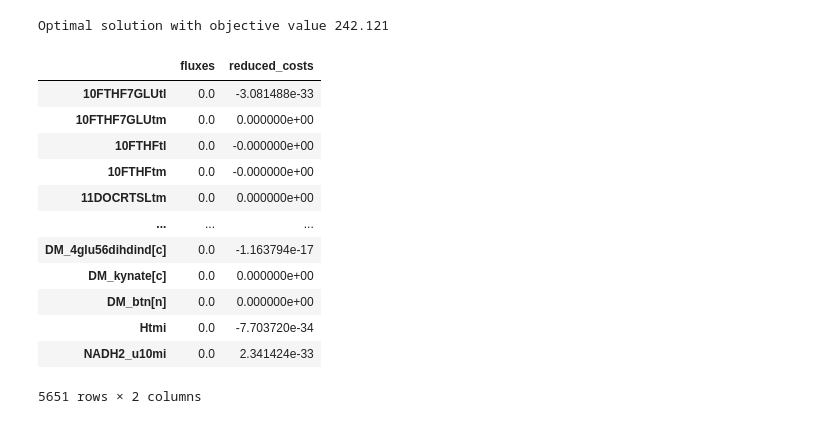
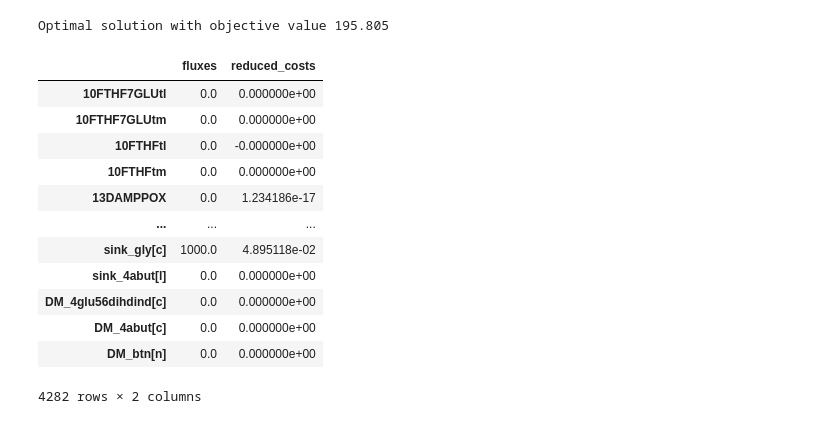
Before and after one commit to NoeGrageraJimenez/TFG, a Jupyter notebook: TFG-Example/generardor dataframe.ipynb, the cells around one changed output. Saved outputs shown, nothing was run; the diff lists cells and outputs as text; code cells hidden in the pictures.

```diff
--- a/TFG-Example/generardor dataframe.ipynb
+++ b/TFG-Example/generardor dataframe.ipynb
@@ -9,10 +9,16 @@ import matplotlib.pyplot as plt
 import numpy as np
 # %%
 #Carregar models:
-normal_model1 = cobra.io.load_matlab_model("C:/Users/NOE/Desktop/Mostres TFG Obtingudes/NormalModel_GTEX_111CU_0126_SM_5GZWZ.mat")
-normal_model2 = cobra.io.load_matlab_model("C:/Users/NOE/Desktop/Mostres TFG Obtingudes/NormalModel_GTEX_111YS_0126_SM_5987T.mat")
-normal_model3 = cobra.io.load_matlab_model("C:/Users/NOE/Desktop/Mostres TFG Obtingudes/NormalModel_GTEX_1122O_0326_SM_5H124.mat")
-cancer_model1 = cobra.io.load_matlab_model("C:/Users/NOE/Desktop/Mostres TFG Obtingudes/CancerModel_aa51d383_ce36_4247_bfcd_d104a121f7d3_4e605b10_da43_45f0_a43d_27.mat")
-cancer_model2 = cobra.io.load_matlab_model("C:/Users/NOE/Desktop/Mostres TFG Obtingudes/CancerModel_x2f7e6f7f_a4f9_4849_8add_3fbafb75b5c2_9406f2f9_832a_42e7_b5e9_a.mat")
-cancer_model3 = cobra.io.load_matlab_model("C:/Users/NOE/Desktop/Mostres TFG Obtingudes/CancerModel_x3fadb519_dd1a_4765_be25_e7ecaaa9b8e0_8919cfd0_6cd6_423f_9231_4.mat")
+#normal_model1 = cobra.io.load_matlab_model("C:/Users/NOE/Desktop/Mostres TFG Obtingudes/NormalModel_GTEX_111CU_0126_SM_5GZWZ.mat")
+#normal_model2 = cobra.io.load_matlab_model("C:/Users/NOE/Desktop/Mostres TFG Obtingudes/NormalModel_GTEX_111YS_0126_SM_5987T.mat")
+#normal_model3 = cobra.io.load_matlab_model("C:/Users/NOE/Desktop/Mostres TFG Obtingudes/NormalModel_GTEX_1122O_0326_SM_5H124.mat")
+#cancer_model1 = cobra.io.load_matlab_model("C:/Users/NOE/Desktop/Mostres TFG Obtingudes/CancerModel_aa51d383_ce36_4247_bfcd_d104a121f7d3_4e605b10_da43_45f0_a43d_27.mat")
+#cancer_model2 = cobra.io.load_matlab_model("C:/Users/NOE/Desktop/Mostres TFG Obtingudes/CancerModel_x2f7e6f7f_a4f9_4849_8add_3fbafb75b5c2_9406f2f9_832a_42e7_b5e9_a.mat")
+#cancer_model3 = cobra.io.load_matlab_model("C:/Users/NOE/Desktop/Mostres TFG Obtingudes/CancerModel_x3fadb519_dd1a_4765_be25_e7ecaaa9b8e0_8919cfd0_6cd6_423f_9231_4.mat")
+BRCA_cancer1=cobra.io.load_matlab_model("C:/Users/NOE/Desktop/Mostres TFG Obtingudes/CancerBRCAModel_BRCA_C_TCGA_C8_A27B_01A_11R_A169_07.mat")
+BRCA_cancer2=cobra.io.load_matlab_model("C:/Users/NOE/Desktop/Mostres TFG Obtingudes/CancerBRCAModel_BRCA_C_TCGA_E2_A14R_01A_11R_A115_07.mat")
+BRCA_cancer3=cobra.io.load_matlab_model("C:/Users/NOE/Desktop/Mostres TFG Obtingudes/CancerBRCAModel_BRCA_C_TCGA_LD_A7W6_01A_81R_A352_07.mat")
+BRCA_control1=cobra.io.load_matlab_model("C:/Users/NOE/Desktop/Mostres TFG Obtingudes/ControlBRCAModel_BRCA_H_TCGA_A7_A0DB_11A_33R_A089_07_1.mat")
+BRCA_control2=cobra.io.load_matlab_model("C:/Users/NOE/Desktop/Mostres TFG Obtingudes/ControlBRCAModel_BRCA_H_TCGA_A7_A13E_11A_61R_A12P_07.mat")
+BRCA_control3=cobra.io.load_matlab_model("C:/Users/NOE/Desktop/Mostres TFG Obtingudes/ControlBRCAModel_BRCA_H_TCGA_BH_A1FR_11B_42R_A13Q_07.mat")
 # %% [output]
@@ -31,31 +37,43 @@ Using regular expression found the following compartments:c, e, g, i, l, m, n, r
 # %%
 #de cada model fer FBA per obtenir els fluxes:
-solution_normal1=normal_model1.optimize()
-solution_normal1
-solution_normal2=normal_model2.optimize()
-solution_normal2
-solution_normal3=normal_model3.optimize()
-solution_normal3
-solution_cancer1=cancer_model1.optimize()
-solution_cancer1
-solution_cancer2=cancer_model2.optimize()
-solution_cancer2
-solution_cancer3=cancer_model3.optimize()
-solution_cancer3
+#solution_normal1=normal_model1.optimize()
+#solution_normal1
+#solution_normal2=normal_model2.optimize()
+#solution_normal2
+#solution_normal3=normal_model3.optimize()
+#solution_normal3
+#solution_cancer1=cancer_model1.optimize()
+#solution_cancer1
+#solution_cancer2=cancer_model2.optimize()
+#solution_cancer2
+#solution_cancer3=cancer_model3.optimize()
+#solution_cancer3
+solution_cancerBRCA1=BRCA_cancer1.optimize()
+solution_cancerBRCA2=BRCA_cancer2.optimize()
+solution_cancerBRCA3=BRCA_cancer3.optimize()
+solution_BRCAcontrol1=BRCA_control1.optimize()
+solution_BRCAcontrol2=BRCA_control2.optimize()
+solution_BRCAcontrol3=BRCA_control3.optimize()
+solution_cancerBRCA1
+solution_cancerBRCA2
+solution_cancerBRCA3
+solution_BRCAcontrol1
+solution_BRCAcontrol2
+solution_BRCAcontrol3
 # %% [output]
-Optimal solution with objective value 242.121
+Optimal solution with objective value 195.805
 |  | fluxes | reduced_costs |
-| 10FTHF7GLUtl | 0.0 | -3.081488e-33 |
+| 10FTHF7GLUtl | 0.0 | 0.000000e+00 |
 | 10FTHF7GLUtm | 0.0 | 0.000000e+00 |
 | 10FTHFtl | 0.0 | -0.000000e+00 |
-| 10FTHFtm | 0.0 | -0.000000e+00 |
-| 11DOCRTSLtm | 0.0 | 0.000000e+00 |
+| 10FTHFtm | 0.0 | 0.000000e+00 |
+| 13DAMPPOX | 0.0 | 1.234186e-17 |
 | ... | ... | ... |
-| DM_4glu56dihdind[c] | 0.0 | -1.163794e-17 |
-| DM_kynate[c] | 0.0 | 0.000000e+00 |
+| sink_gly[c] | 1000.0 | 4.895118e-02 |
+| sink_4abut[l] | 0.0 | 0.000000e+00 |
+| DM_4glu56dihdind[c] | 0.0 | 0.000000e+00 |
+| DM_4abut[c] | 0.0 | 0.000000e+00 |
 | DM_btn[n] | 0.0 | 0.000000e+00 |
-| Htmi | 0.0 | -7.703720e-34 |
-| NADH2_u10mi | 0.0 | 2.341424e-33 |
-5651 rows × 2 columns
+4282 rows × 2 columns
 # %%
 #Visualitzar els fluxes de cada model:
```
Also changed, not shown: parts of 4 cells of this notebook, 8 other files.
